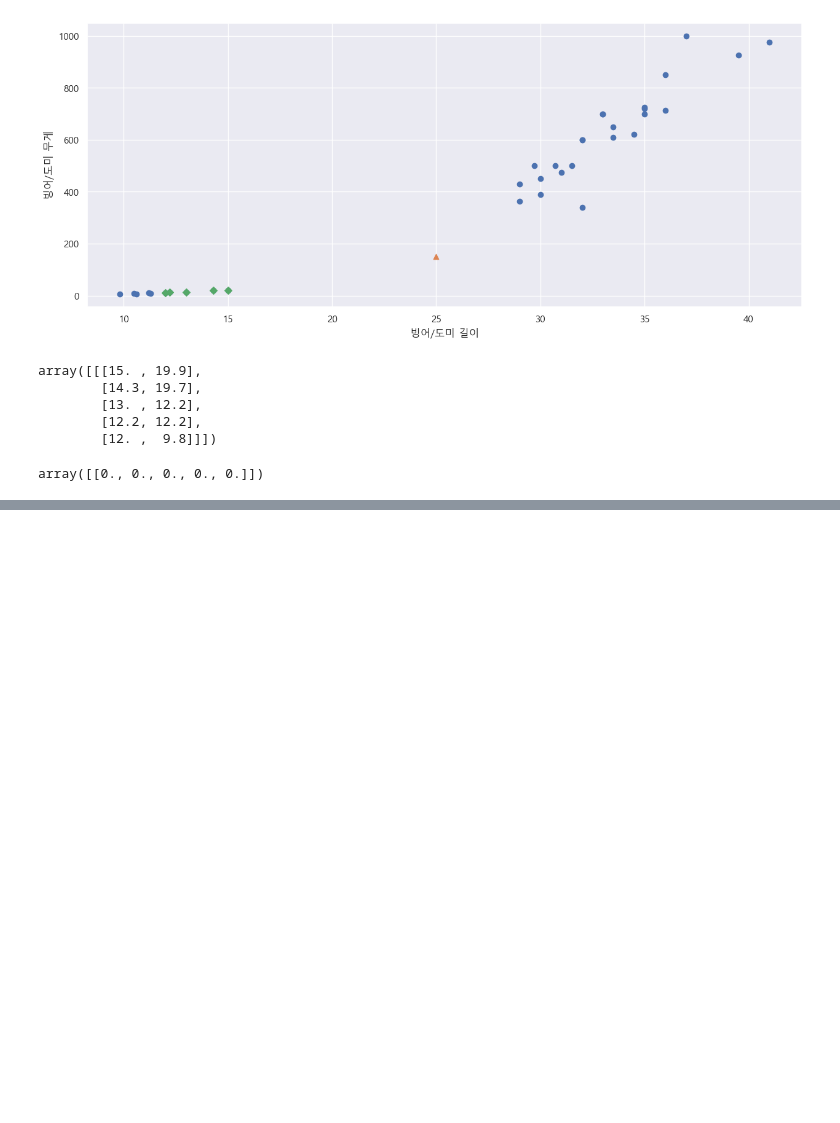
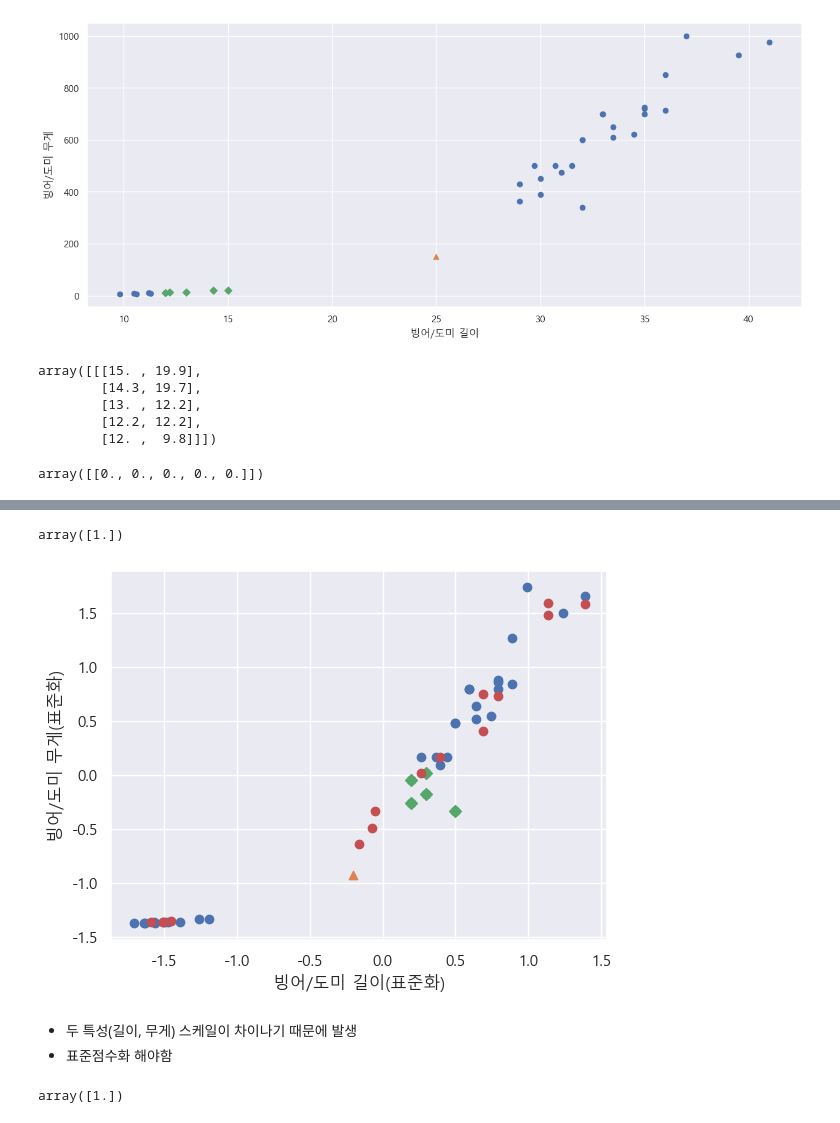
Before and after one commit to Donkwam/iot-dataanalysis-2025, a Jupyter notebook: day02/mldl02_데이터전처리.ipynb, the cells around one changed output, grey strips where cells are left out. Saved outputs shown, nothing was run; the diff lists cells and outputs as text; code cells hidden in the pictures; blank space fills up the shorter version.

```diff
--- a/day02/mldl02_데이터전처리.ipynb
+++ b/day02/mldl02_데이터전처리.ipynb
@@ -181,0 +213,2 @@ array([[0., 0., 0., 0., 0.]])
+# %%
+train_scaled = (train_input - mean) / std
@@ -181,0 +267,26 @@ array([[0., 0., 0., 0., 0.]])
+# %%
+# 예측
+kn.predict([scaled_data])
+# %% [output]
+array([1.])
+# %%
+distances, indexes = kn.kneighbors([scaled_data])
+
+plt.scatter(train_scaled[:, 0], train_scaled[:, 1])
+plt.scatter(scaled_data[0], scaled_data[1], marker='^')
+plt.scatter(train_scaled[indexes, 0], train_scaled[indexes, 1], marker='D')
+plt.scatter(test_scaled[:, 0], test_scaled[:, 1])
+plt.xlabel('빙어/도미 길이(표준화)')
+plt.ylabel('빙어/도미 무게(표준화)')
+
+plt.show()
+# %% [output]
+[figure, added]
+# %% [markdown]
+- 두 특성(길이, 무게) 스케일이 차이나기 때문에 발생
+- 표준점수화 해야함
+# %%
+# 예측
+kn.predict([scaled_data])
+# %% [output]
+array([1.])
```
Also changed, not shown: parts of 24 cells of this notebook, 4 other files.
